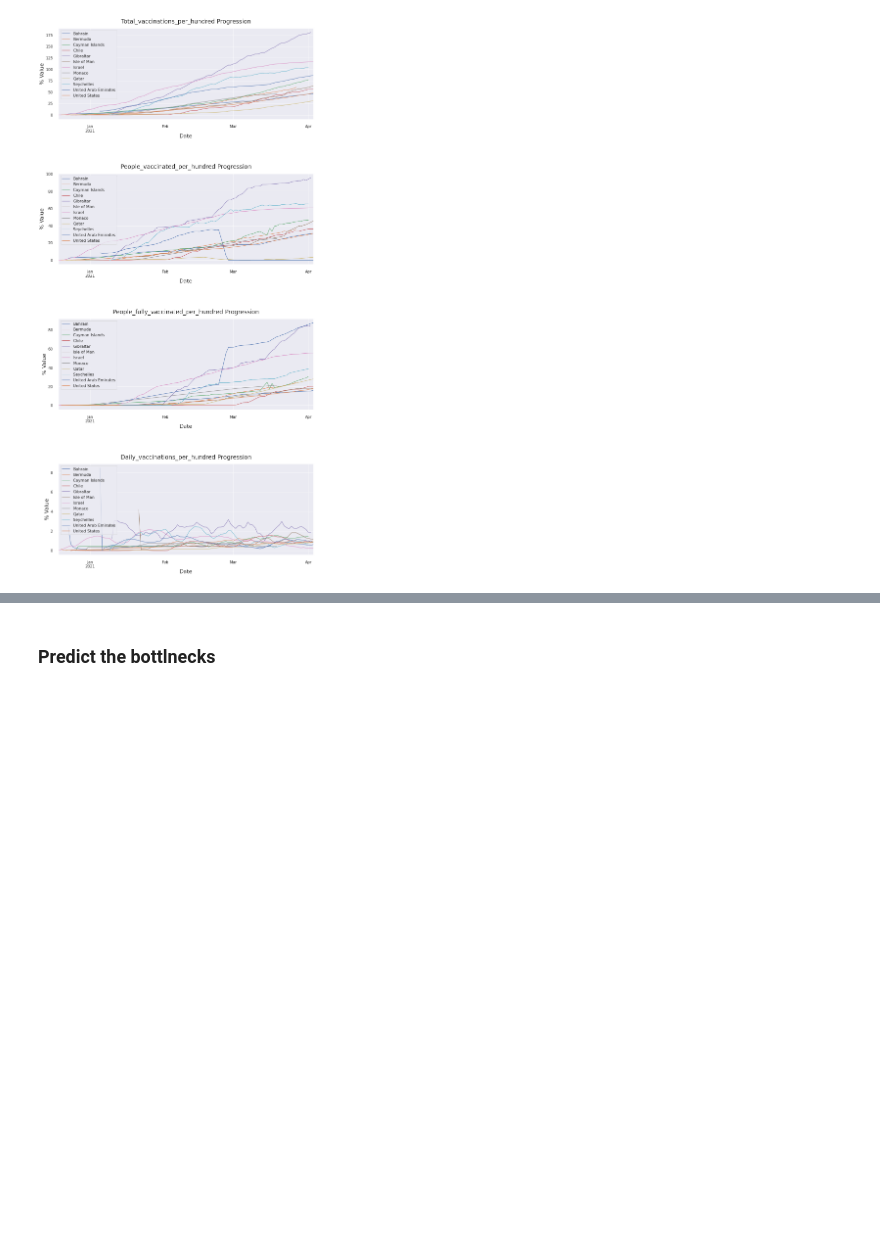
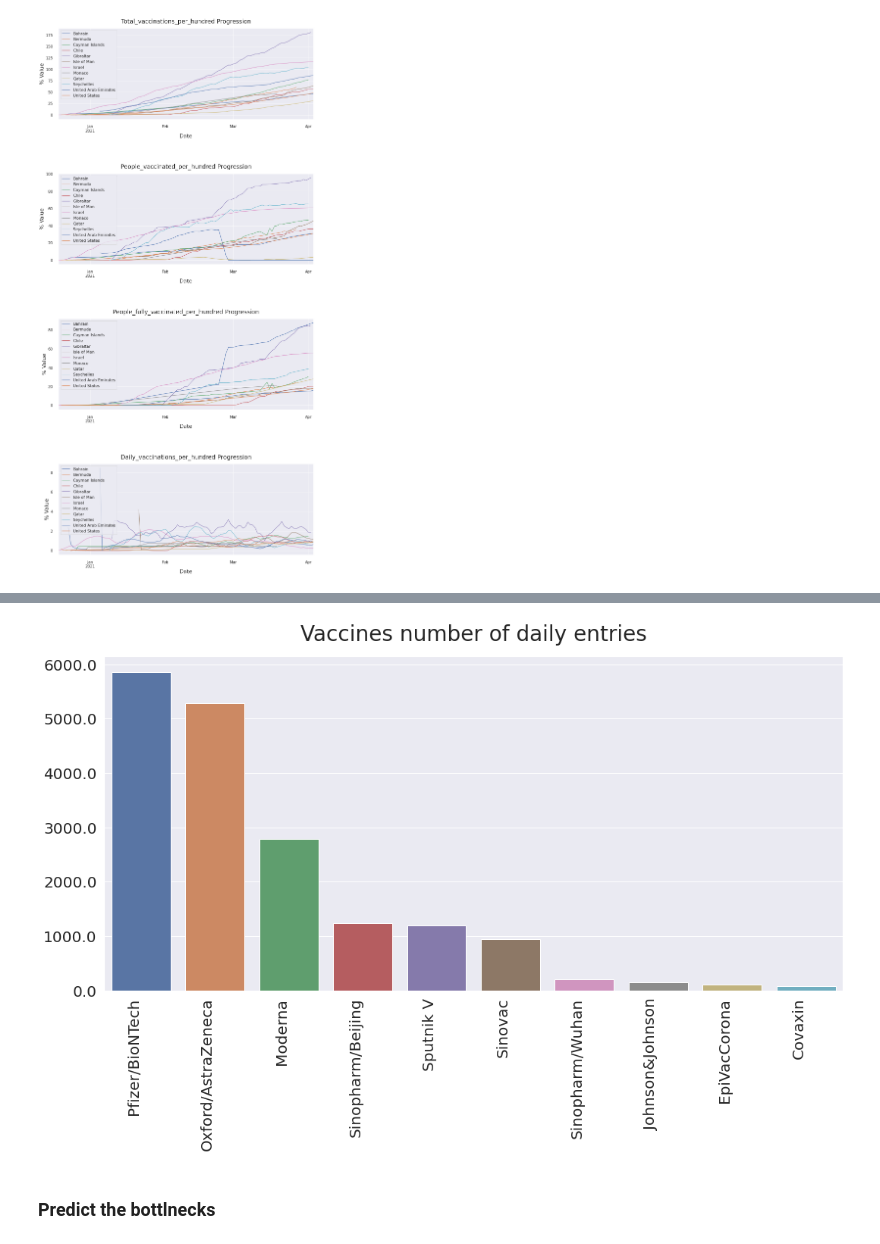
Before and after one commit to drkostas/covid19-vaccinations-predict, a Jupyter notebook: project.ipynb, the cells around one changed output, grey strips where cells are left out. Drawn from its saved outputs; the diff is of its cells as text; code cells hidden in the pictures; blank space fills up the shorter version.

Commit message:
Last visualization with vaccine frequencies #8

```diff
--- a/project.ipynb
+++ b/project.ipynb
@@ -622,3 +622,15 @@ top_sort_by = 'people_fully_vaccinated_per_hundred'
 vz.viz_top_countries_progress(covid_df_clean_5, top_sort_by=top_sort_by, top_n=top_n)
 # %% [output]
 [figure]
+# %%
+# Reload Lib
+reload_lib(vizlib)
+vz = vizlib.Visualizer(sort_col='date', group_col='iso_code', text_color='black')
+
+# Print top 10 Value counts for two important categorical columns
+cols_to_visualize = ['Covaxin', 'EpiVacCorona', 'Johnson&Johnson',
+                     'Moderna', 'Oxford/AstraZeneca', 'Pfizer/BioNTech',
+                     'Sinopharm/Beijing', 'Sinopharm/Wuhan', 'Sinovac', 'Sputnik V']
+vz.plot_vaccines_val_counts(covid_df_clean_5, cols_to_visualize,
+                                  print_values=True, top=5)
+# %% [output]
@@ -625,3 +647,4 @@ vz.viz_top_countries_progress(covid_df_clean_5, top_sort_by=top_sort_by, top_n=t
+[figure, added]
 # %% [markdown]
 ### Predict the bottlnecks
 # %%
```
Also changed, not shown: parts of 1 cell of this notebook, 1 other file.
